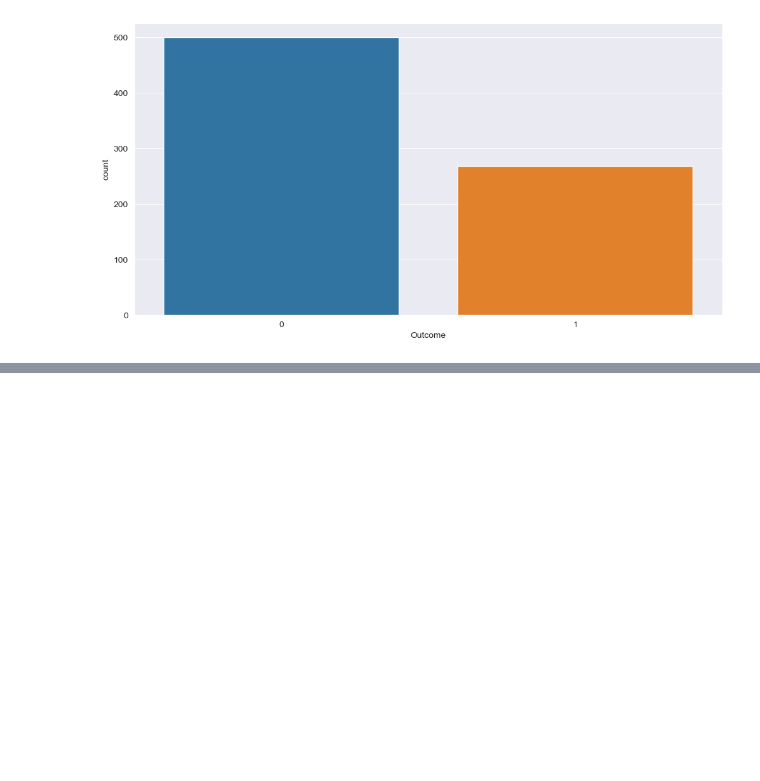
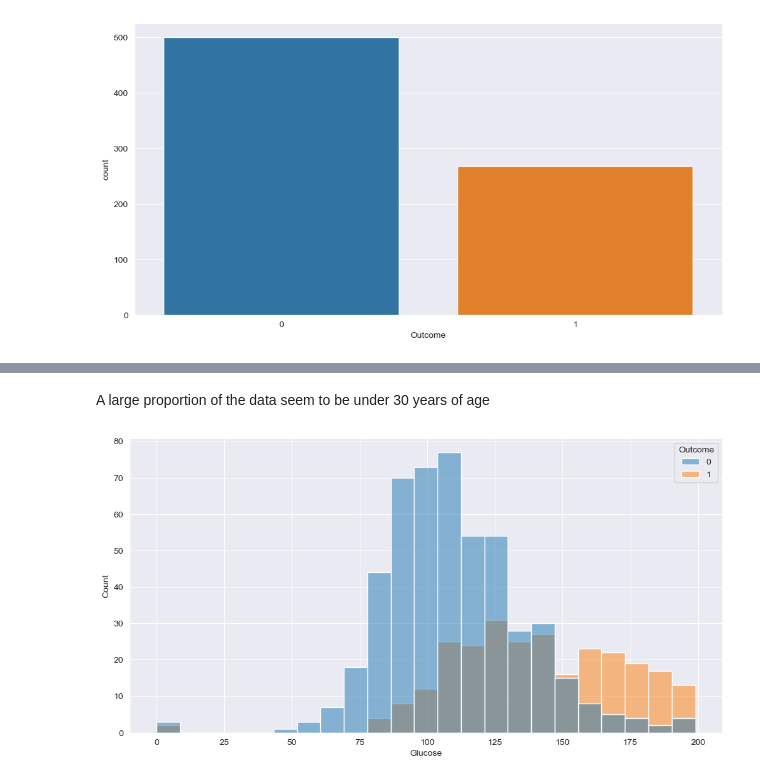
Before and after one commit to KishanYern/Data-Science-Project, a Jupyter notebook: diabetes.ipynb, the cells around one changed output, grey strips where cells are left out. Cells and saved outputs as stored; diff of their text form; code cells hidden in the pictures; blank space fills up the shorter version.

```diff
--- a/diabetes.ipynb
+++ b/diabetes.ipynb
@@ -110,0 +121,8 @@ sns.
+# %% [markdown]
+A large proportion of the data seem to be under 30 years of age
+# %%
+sns.histplot(x='Glucose', hue='Outcome', data=df)
+
+plt.show()
+# %% [output]
+[figure, added]
```
Also changed, not shown: parts of 24 cells of this notebook.
